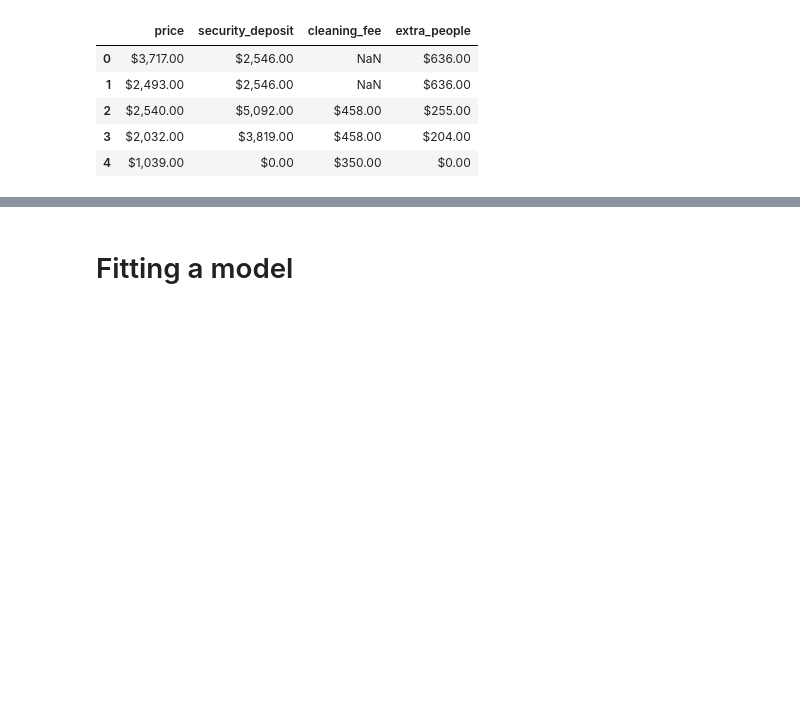
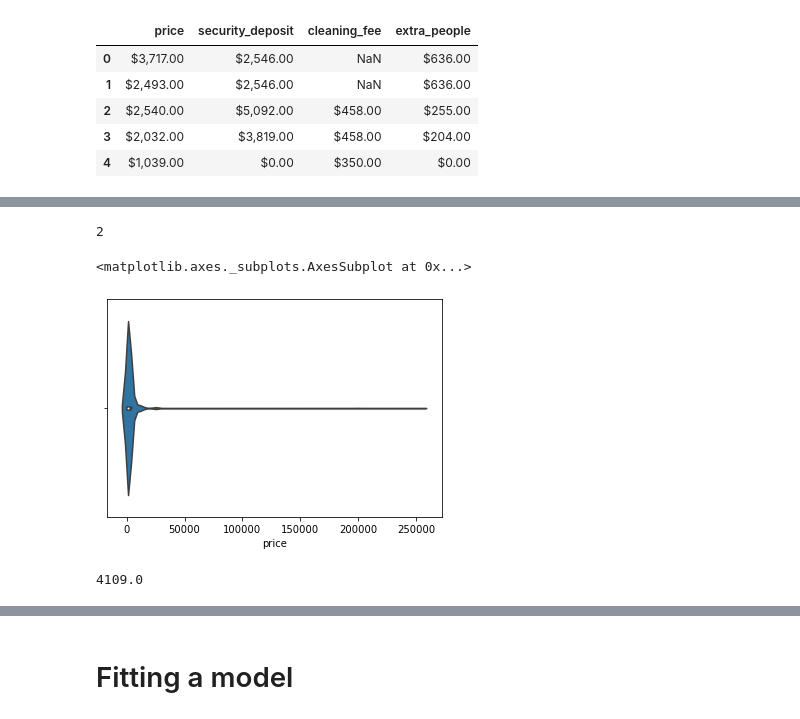
Before and after one commit to jakubkocvara/prague-airbnb, a Jupyter notebook: prague_airbnb.ipynb, the cells around one changed output, grey strips where cells are left out. Cells and saved outputs as stored; diff of their text form; code cells hidden in the pictures; blank space fills up the shorter version.

```diff
--- a/prague_airbnb.ipynb
+++ b/prague_airbnb.ipynb
@@ -291,0 +102,3 @@ df_all.shape
+# %%
+cat_cols= df_lf.dtypes[df_lf.dtypes == 'object'].index.tolist()
+cat_cols
@@ -291,0 +110,14 @@ df_all.shape
+# %%
+def group_cat(df, col, new_value_name = 'Other', threshold = 0.01):
+    new_col = col + '_new'
+    df_g = df.groupby(col)[df.columns[0]].count().reset_index()
+    df_g['ratio'] = df_g[df.columns[0]] / df_lf.shape[0]
+    df_g[new_col] = df_g.apply(lambda x: x[col] if (x['ratio'] > threshold) else new_value_name, axis = 1)
+    print(df_g.groupby(new_col)['ratio'].sum())
+
+    s = df.merge(df_g[[col, new_col]], on = col)[new_col]
+    ohe = pd.get_dummies(s, prefix = col)
+    return df.merge(ohe, left_index = True, right_index = True).drop(col, axis = 1)
+# %%
+for col in cat_cols:
+    df_lf = group_cat(df_lf, col, threshold = 0.05)
@@ -291,0 +151,15 @@ df_all.shape
+# %%
+df_lf.isnull().sum().sum()
+# %% [output]
+2
+# %%
+df_lf = df_lf.dropna()
+# %%
+sns.violinplot(df_lf['price'])
+# %% [output]
+<matplotlib.axes._subplots.AxesSubplot at 0x...>
+[figure, added]
+# %%
+df_lf['price'].quantile(.9)
+# %% [output]
+4109.0
```
Also changed, not shown: parts of 89 cells of this notebook, 1 other file.
